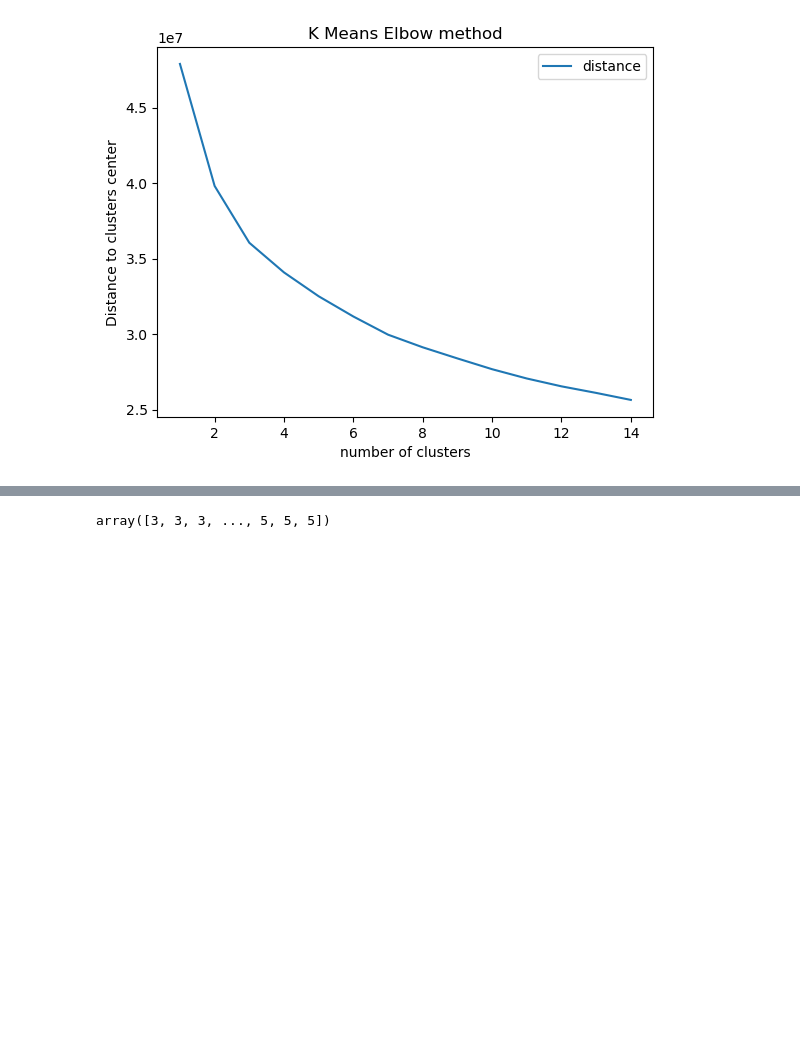
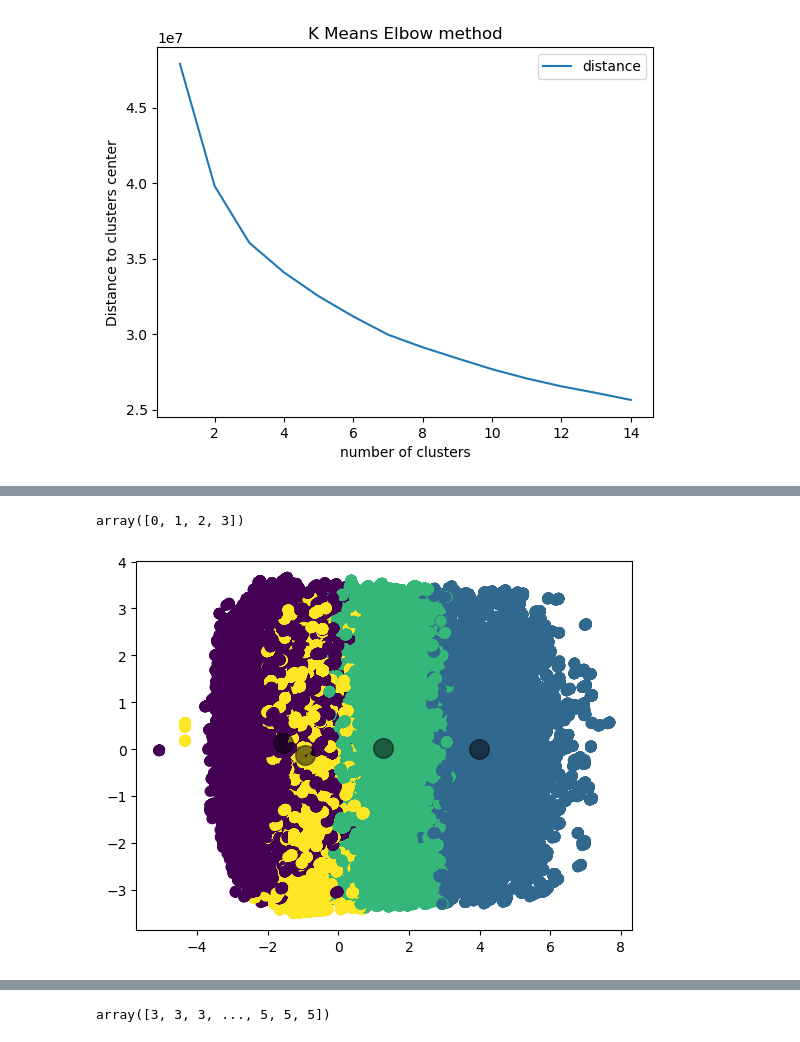
Before and after one commit to HlawuR/SmartRecommender, a Jupyter notebook: Unsupervised_skeleton_notebook.ipynb, the cells around one changed output, grey strips where cells are left out. Drawn from its saved outputs; the diff is of its cells as text; code cells hidden in the pictures; blank space fills up the shorter version.

Commit message:
visualized the Kmeans clustering

```diff
--- a/Unsupervised_skeleton_notebook.ipynb
+++ b/Unsupervised_skeleton_notebook.ipynb
@@ -1032,3 +1032,7 @@ plt.title('K Means Elbow method')
 plt.show()
 # %% [output]
 [figure]
+# %%
+
+kmeans = KMeans(n_clusters = 4, random_state = 42)
+y_preds=kmeans.fit_predict(principal_comp)
@@ -1034,0 +1041,12 @@ plt.show()
+# %%
+np.unique(y_preds)
+# %% [output]
+array([0, 1, 2, 3])
+# %%
+plt.scatter(principal_comp[:, 0], principal_comp[:, 1], c=y_preds, s=50, cmap='viridis')
+
+centers = kmeans.cluster_centers_
+plt.scatter(centers[:, 0], centers[:, 1], c='black', s=200, alpha=0.5);
+plt.show()
+# %% [output]
+[figure, added]
```
Also changed, not shown: parts of 4 cells of this notebook.
